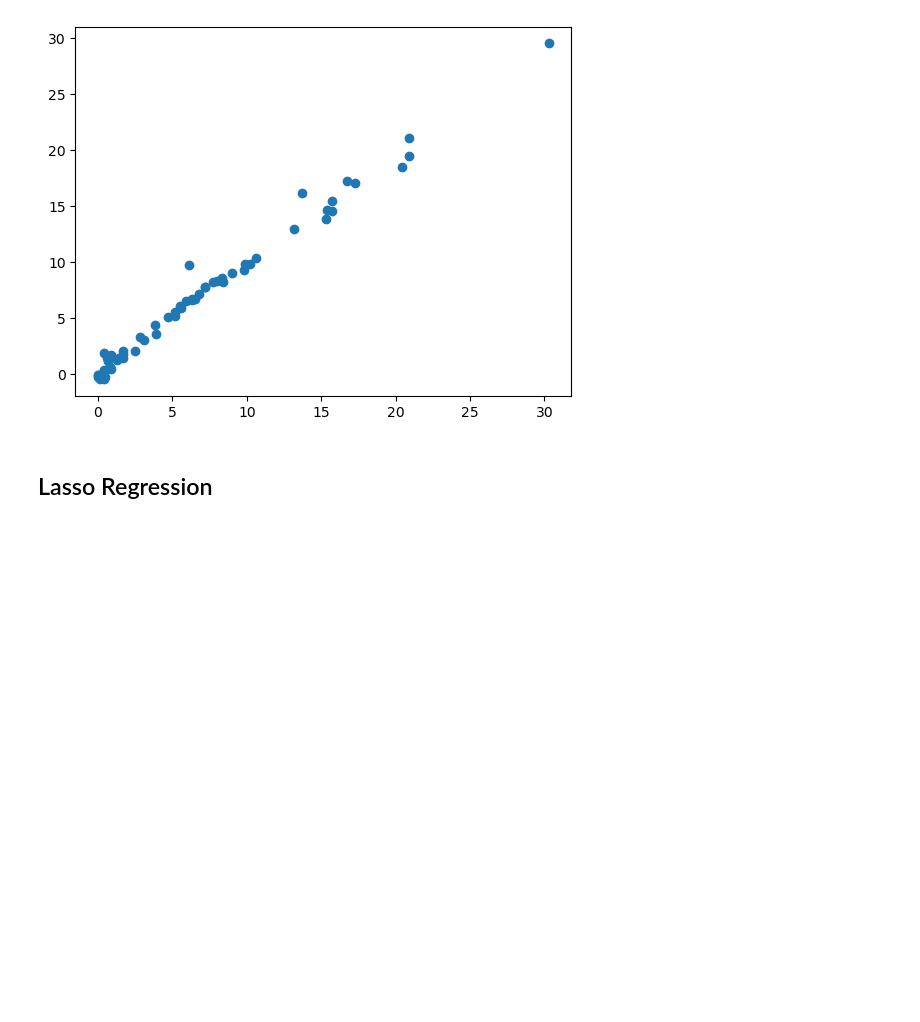
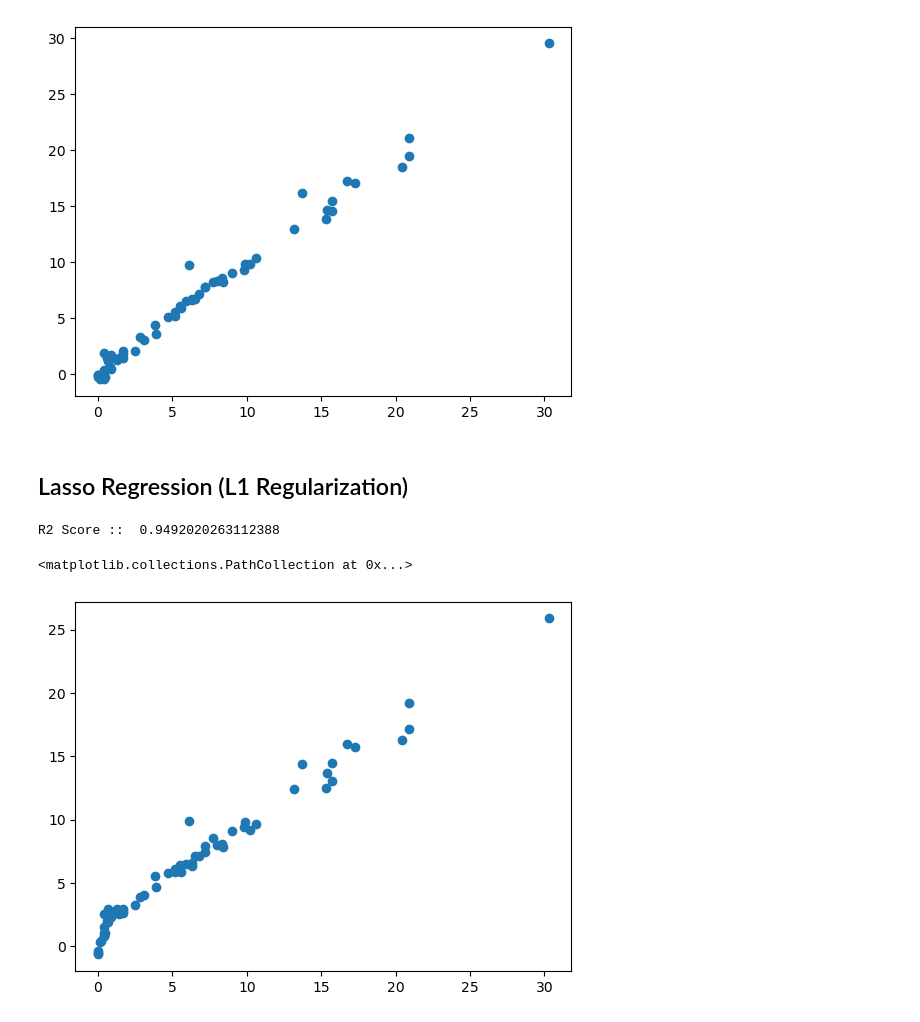
Before and after one commit to sandeepshakya2019/Machine-Learning-HandsOn, a Jupyter notebook: 01_Machine_Learning-Codes/1_MachineLearningAlgo/1_3_LinearRegressionModel.ipynb, the cells around one changed output. Cells and saved outputs as stored; diff of their text form; code cells hidden in the pictures; blank space fills up the shorter version.

```diff
--- a/01_Machine_Learning-Codes/1_MachineLearningAlgo/1_3_LinearRegressionModel.ipynb
+++ b/01_Machine_Learning-Codes/1_MachineLearningAlgo/1_3_LinearRegressionModel.ipynb
@@ -354,4 +354,19 @@ plt.scatter(y_test, y_pred_test)
 <matplotlib.collections.PathCollection at 0x...>
 [figure]
 # %% [markdown]
-## Lasso Regression
+## Lasso Regression (L1 Regularization)
+# %%
+from sklearn.linear_model import Lasso
+from sklearn.metrics import r2_score, root_mean_squared_error
+
+lasso = Lasso()
+lasso.fit(X_train, y_train)
+y_pred = lasso.predict(X_test)
+print("R2 Score :: ", r2_score(y_test, y_pred))
+# %% [output]
+R2 Score ::  0.9492020263112388
+# %%
+plt.scatter(y_test, y_pred)
+# %% [output]
+<matplotlib.collections.PathCollection at 0x...>
+[figure, added]
```
Also changed, not shown: parts of 18 cells of this notebook, 2 other files.
